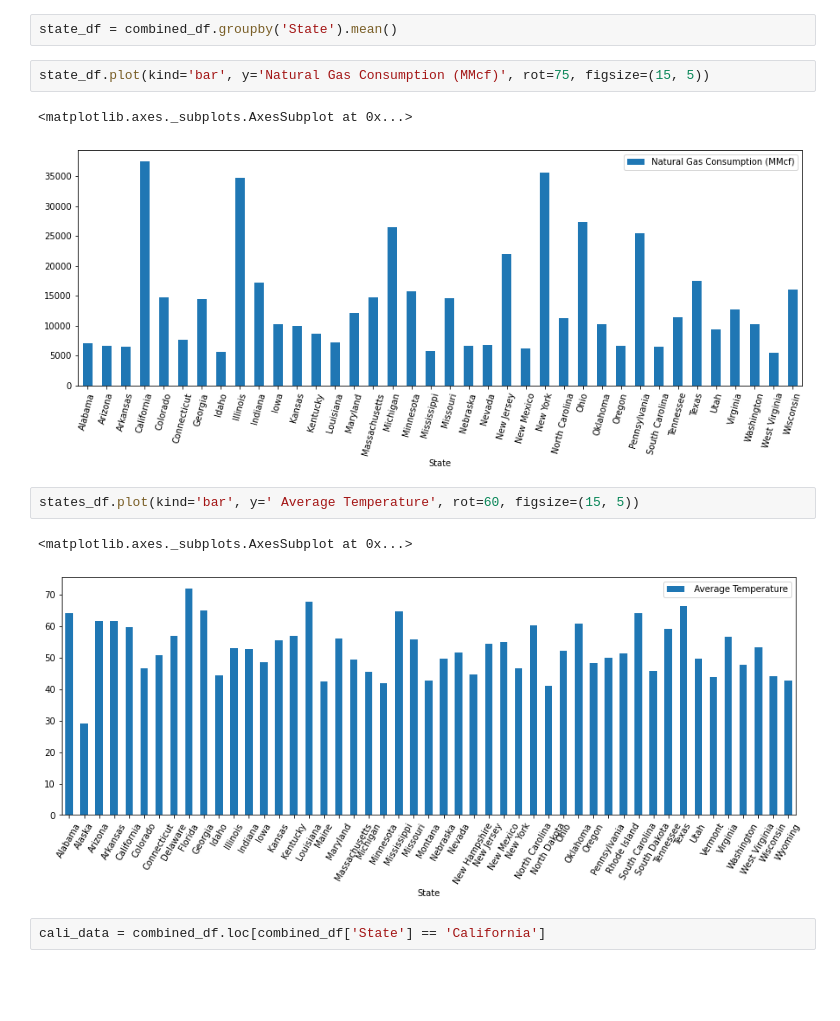
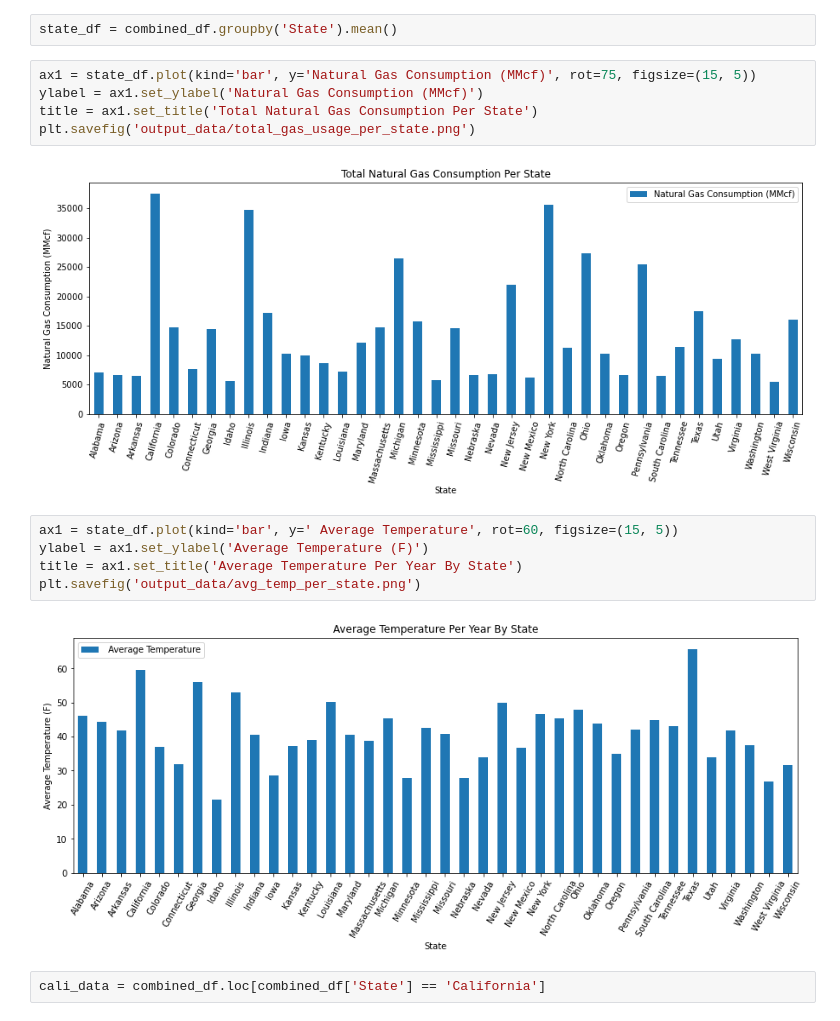
Before and after one commit to kcwf3d/databootcamp_Project_1, a Jupyter notebook: ma_pr1_data_clean.ipynb, the cells around one changed output. Saved outputs shown, nothing was run; the diff lists cells and outputs as text; blank space fills up the shorter version.

Commit message:
combined pop data and added images

```diff
--- a/ma_pr1_data_clean.ipynb
+++ b/ma_pr1_data_clean.ipynb
@@ -159,15 +163,19 @@ len(combined_df)
 # %%
 state_df = combined_df.groupby('State').mean()
 # %%
-state_df.plot(kind='bar', y='Natural Gas Consumption (MMcf)', rot=75, figsize=(15, 5))
+ax1 = state_df.plot(kind='bar', y='Natural Gas Consumption (MMcf)', rot=75, figsize=(15, 5))
+ylabel = ax1.set_ylabel('Natural Gas Consumption (MMcf)')
+title = ax1.set_title('Total Natural Gas Consumption Per State')
+plt.savefig('output_data/total_gas_usage_per_state.png')
 # %% [output]
-<matplotlib.axes._subplots.AxesSubplot at 0x...>
-[figure, old version]
+[figure, new version]
 # %%
-states_df.plot(kind='bar', y=' Average Temperature', rot=60, figsize=(15, 5))
+ax1 = state_df.plot(kind='bar', y=' Average Temperature', rot=60, figsize=(15, 5))
+ylabel = ax1.set_ylabel('Average Temperature (F)')
+title = ax1.set_title('Average Temperature Per Year By State')
+plt.savefig('output_data/avg_temp_per_state.png')
 # %% [output]
-<matplotlib.axes._subplots.AxesSubplot at 0x...>
-[figure, old version]
+[figure, new version]
 # %%
 cali_data = combined_df.loc[combined_df['State'] == 'California']
 # %%
```
Also changed, not shown: parts of 32 cells of this notebook, 6 other files.
